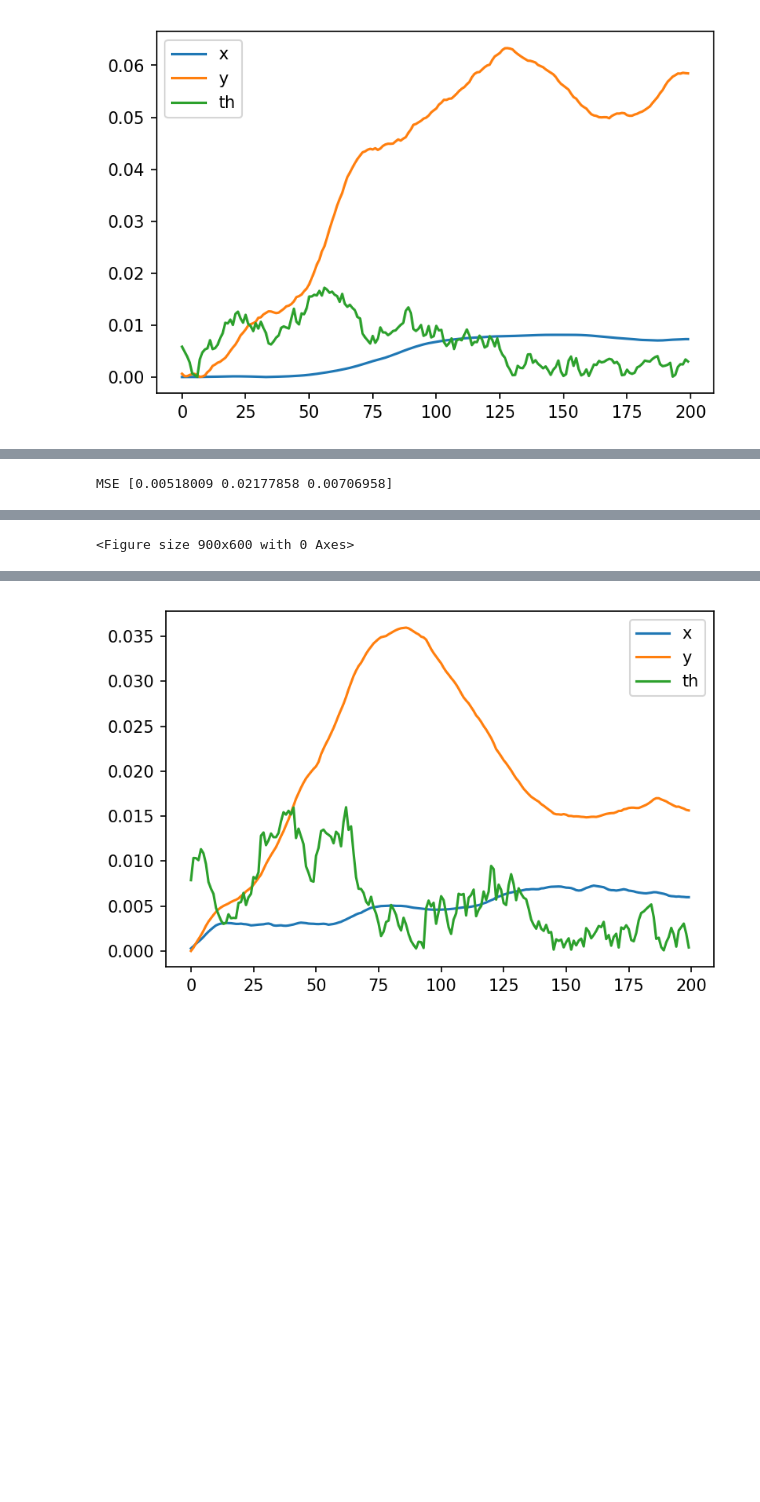
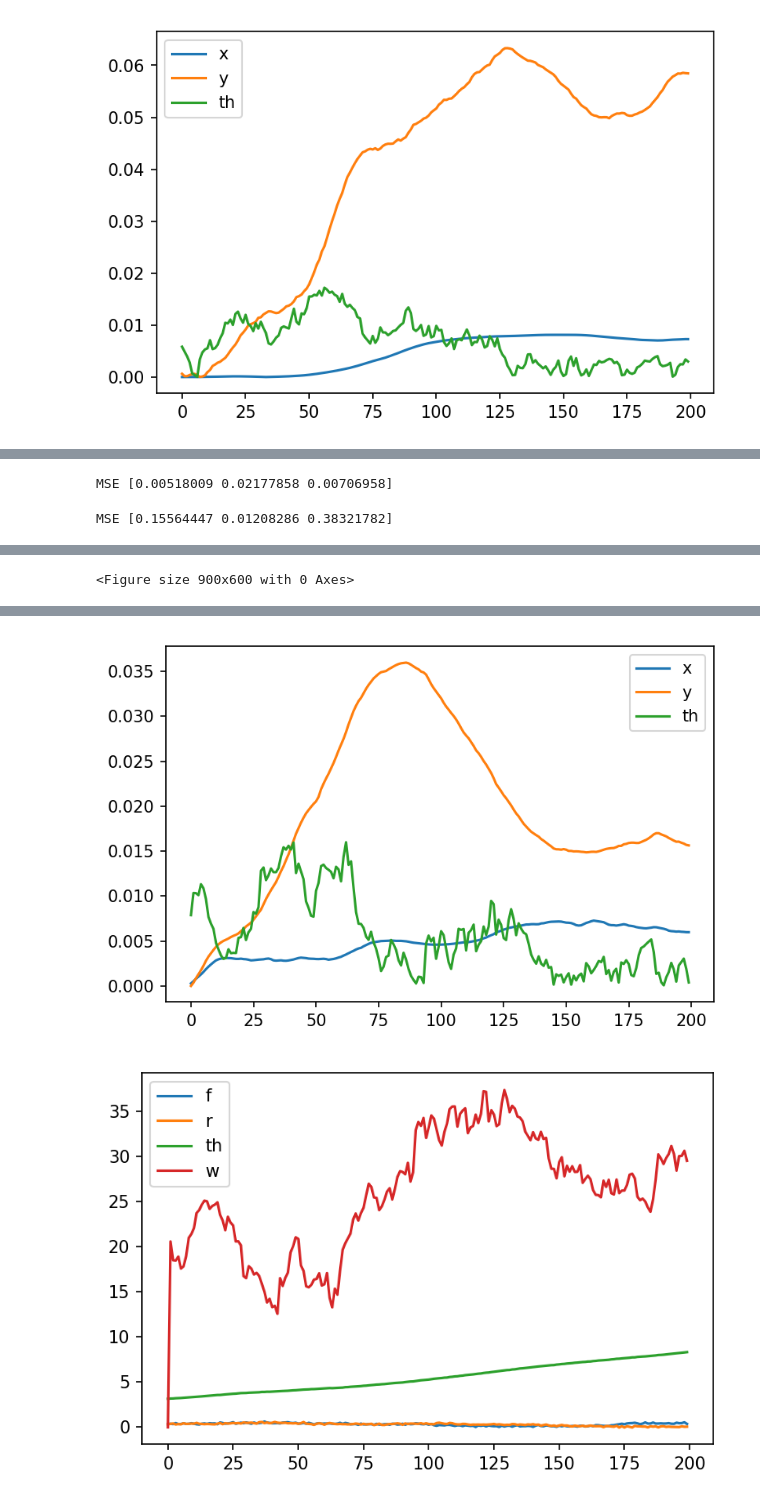
Before and after one commit to samer1248/ECE209AS-Lab3, a Jupyter notebook: project3_tests.ipynb, the cells around one changed output, grey strips where cells are left out. Drawn from its saved outputs; the diff is of its cells as text; code cells hidden in the pictures; blank space fills up the shorter version.

```diff
--- a/project3_tests.ipynb
+++ b/project3_tests.ipynb
@@ -140,11 +146,14 @@ MSE [0.05984026 0.08709497 0.00802768]
 # %%
 control_seq = [[0,60]]*200
 init_state = [0.4,0.4,np.pi/2,0]
 eval_one_traj(control_seq,init_state,seed = 1);
+eval_one_traj_unknown(control_seq,init_state,seed = 1);
 # %% [output]
 MSE [0.00518009 0.02177858 0.00706958]
+MSE [0.15564447 0.01208286 0.38321782]
 [figure]
-<Figure size 900x600 with 0 Axes>
+<Figure size 900x600 with 0 Axes>
 [figure]
 [figure]
 [figure]
+[figure, added]
```
Also changed, not shown: parts of 2 cells of this notebook, 2 other files.
